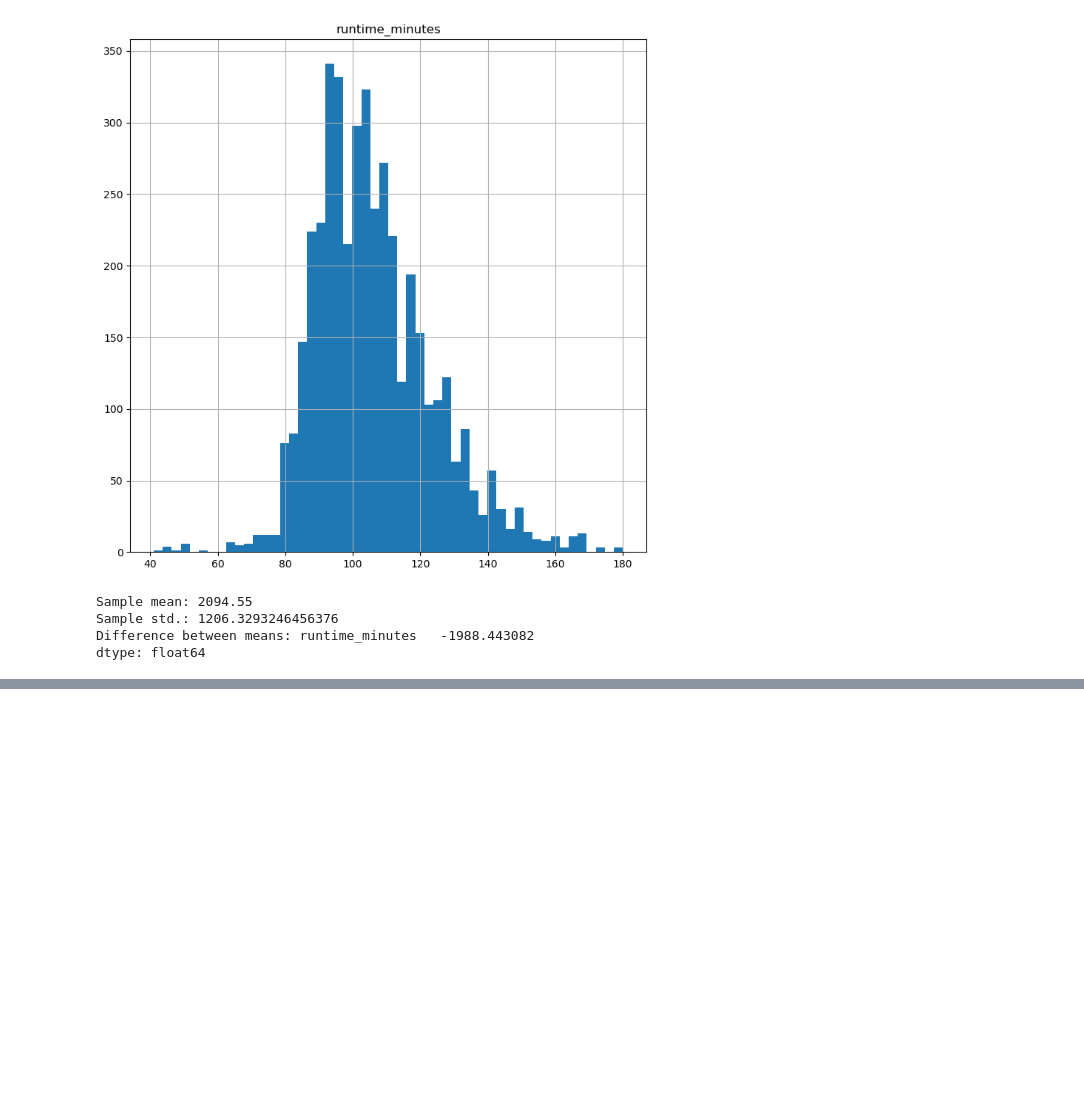
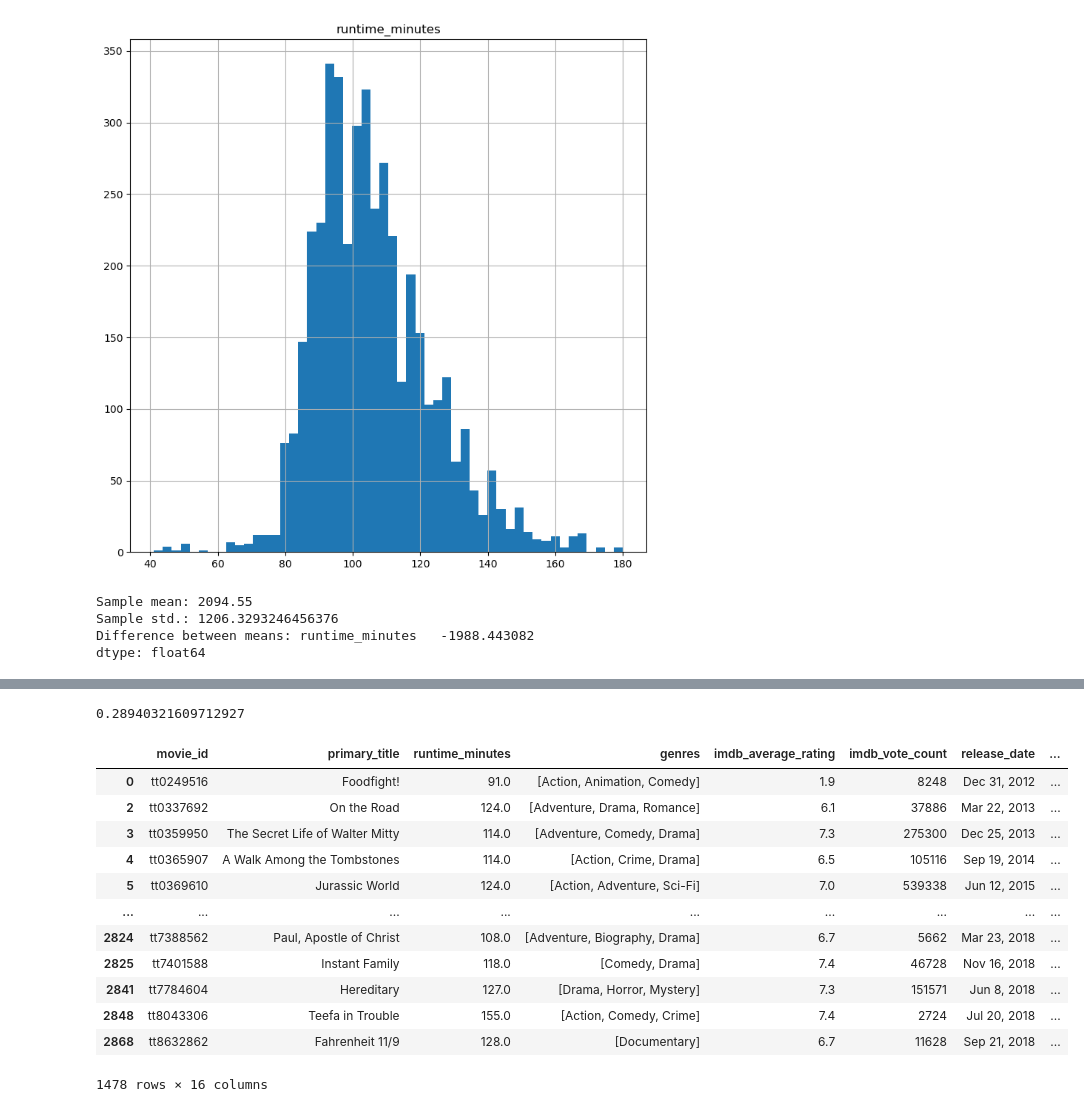
Before and after one commit to abwilliamss/AIAcademy-capstone, a Jupyter notebook: AI Academy - Capstone Project - Rhea.ipynb, the cells around one changed output, grey strips where cells are left out. Drawn from its saved outputs; the diff is of its cells as text; code cells hidden in the pictures; blank space fills up the shorter version.

```diff
--- a/AI Academy - Capstone Project - Rhea.ipynb
+++ b/AI Academy - Capstone Project - Rhea.ipynb
@@ -306,0 +333,26 @@ dtype: float64
+# %%
+#get correlation between runtime and profit:
+runtime = final_master_df['runtime_minutes'].corr(final_master_df['worldwide_profit'])
+runtime
+
+#slightly positive correlation between movie length and the amount of profit
+# %% [output]
+0.28940321609712927
+# %%
+#get movies with at least 1000 votes
+movies_1000_votes = final_master_df[(final_master_df['imdb_vote_count'] > 1000)]
+movies_1000_votes
+# %% [output]
+|  | movie_id | primary_title | runtime_minutes | genres | imdb_average_rating | imdb_vote_count | release_date | ... |
+| 0 | tt0249516 | Foodfight! | 91.0 | [Action, Animation, Comedy] | 1.9 | 8248 | Dec 31, 2012 | ... |
+| 2 | tt0337692 | On the Road | 124.0 | [Adventure, Drama, Romance] | 6.1 | 37886 | Mar 22, 2013 | ... |
+| 3 | tt0359950 | The Secret Life of Walter Mitty | 114.0 | [Adventure, Comedy, Drama] | 7.3 | 275300 | Dec 25, 2013 | ... |
+| 4 | tt0365907 | A Walk Among the Tombstones | 114.0 | [Action, Crime, Drama] | 6.5 | 105116 | Sep 19, 2014 | ... |
+| 5 | tt0369610 | Jurassic World | 124.0 | [Action, Adventure, Sci-Fi] | 7.0 | 539338 | Jun 12, 2015 | ... |
+| ... | ... | ... | ... | ... | ... | ... | ... | ... |
+| 2824 | tt7388562 | Paul, Apostle of Christ | 108.0 | [Adventure, Biography, Drama] | 6.7 | 5662 | Mar 23, 2018 | ... |
+| 2825 | tt7401588 | Instant Family | 118.0 | [Comedy, Drama] | 7.4 | 46728 | Nov 16, 2018 | ... |
+| 2841 | tt7784604 | Hereditary | 127.0 | [Drama, Horror, Mystery] | 7.3 | 151571 | Jun 8, 2018 | ... |
+| 2848 | tt8043306 | Teefa in Trouble | 155.0 | [Action, Comedy, Crime] | 7.4 | 2724 | Jul 20, 2018 | ... |
+| 2868 | tt8632862 | Fahrenheit 11/9 | 128.0 | [Documentary] | 6.7 | 11628 | Sep 21, 2018 | ... |
+1478 rows × 16 columns
```
Also changed, not shown: parts of 9 cells of this notebook.
